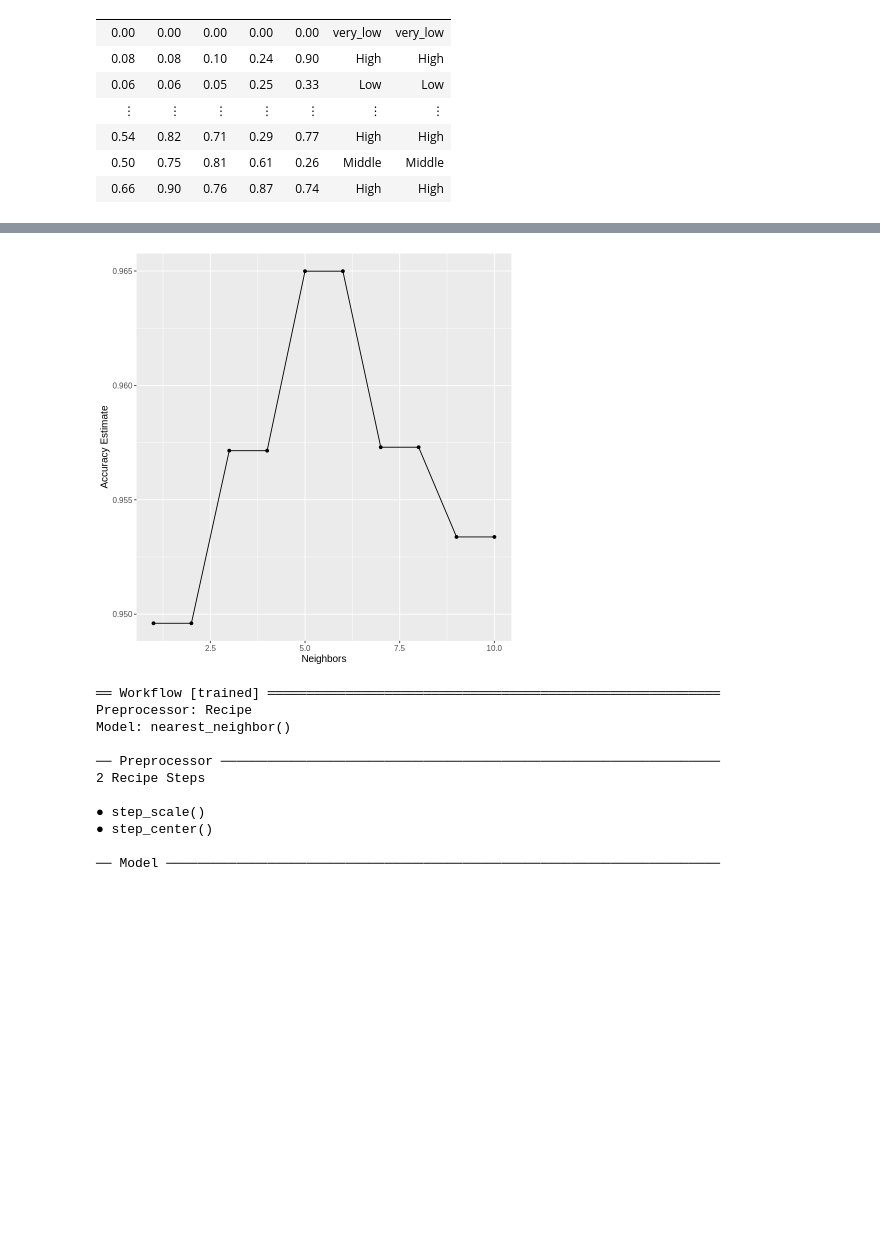
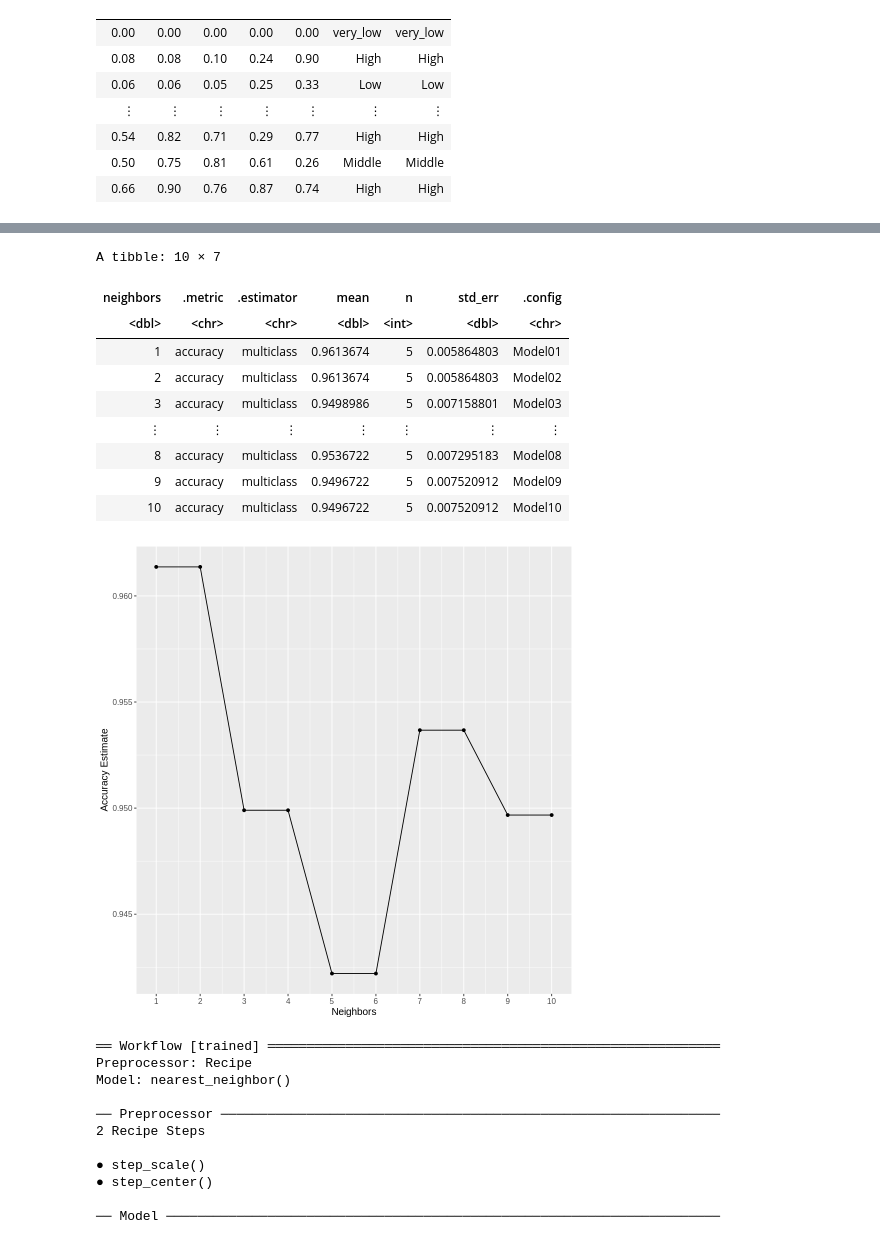
Before and after one commit to YitongZhang01/User-Knowledg-Level-Modelling-and-Analysis, a Jupyter notebook: group_project.ipynb, the cells around one changed output, grey strips where cells are left out. Saved outputs shown, nothing was run; the diff lists cells and outputs as text; code cells hidden in the pictures; blank space fills up the shorter version.

```diff
--- a/group_project.ipynb
+++ b/group_project.ipynb
@@ -35,3 +37,11 @@ train <- read_excel("data/Training_data.xls") %>% mutate(Class = as_factor(UNS))
+# %%
+url <- "https://github.com/YitongZhang01/DSCI100_Group_Project/blob/main/data/Training_data.xls?raw=true"
+file <- download.file(url, 'data/training_data.xls')
+train <- read_excel('data/training_data.xls') %>% mutate(Class = as_factor(UNS))
+# data <- read_xls(path = 'Group_project/DSCI100_Group_Project/data/training_test.xls')
+# data <- read_excel('Group_project/DSCI100_Group_Project/data/training.xls')
+
+# train <- read_excel(url) %>% mutate(Class = as_factor(UNS))
 # %%
 train
 # %% [output]
@@ -120,36 +176,49 @@ perim_concav_4
 # %%
-# Set the seed. Don't remove this!
-set.seed(9999)
+#Create the recipe and standardize it to all variables in a data set have a mean of 0 and a standard deviation of 1.
 data_recipe<- recipe(Class ~ LPR + PEG , data = train) %>%
                        step_scale(all_predictors()) %>%
                        step_center(all_predictors())
 ##define the model
 ks <- tibble(neighbors = seq(from = 1, to = 10, by = 1))
 
 knn_spec <- nearest_neighbor(weight_func = "rectangular", neighbors = tune()) %>%
   set_engine("kknn") %>%
   set_mode("classification")
 
 data_vfold <- vfold_cv(train, v = 5, strata = Class)
 
 results <- workflow() %>%
   add_recipe(data_recipe) %>%
   add_model(knn_spec) %>%
   tune_grid(resamples = data_vfold, grid = ks) %>%
   collect_metrics()
 
 accuracies <- results %>%
   filter(.metric == "accuracy")
+accuracies
+
+#visualize the accuracy
 
 accuracy_vs_k <- ggplot(accuracies, aes(x = neighbors, y = mean)) +
   geom_point() +
   geom_line() +
   labs(x = "Neighbors", y = "Accuracy Estimate") +
-  theme(text = element_text(size = 12))
+  theme(text = element_text(size = 12)) +
+  scale_x_continuous(breaks = 1:10)
 
 accuracy_vs_k
 # %% [output]
+A tibble: 10 × 7
+| neighbors | .metric | .estimator | mean | n | std_err | .config |
+| <dbl> | <chr> | <chr> | <dbl> | <int> | <dbl> | <chr> |
+| 1 | accuracy | multiclass | 0.9613674 | 5 | 0.005864803 | Model01 |
+| 2 | accuracy | multiclass | 0.9613674 | 5 | 0.005864803 | Model02 |
+| 3 | accuracy | multiclass | 0.9498986 | 5 | 0.007158801 | Model03 |
+| ⋮ | ⋮ | ⋮ | ⋮ | ⋮ | ⋮ | ⋮ |
+| 8 | accuracy | multiclass | 0.9536722 | 5 | 0.007295183 | Model08 |
+| 9 | accuracy | multiclass | 0.9496722 | 5 | 0.007520912 | Model09 |
+| 10 | accuracy | multiclass | 0.9496722 | 5 | 0.007520912 | Model10 |
-[figure, old version]
+[figure, new version]
 # %%
 #train the model with correct K value and fit the model
 knn_spec_best <- nearest_neighbor(weight_func = "rectangular", neighbors = 5) %>%
```
Also changed, not shown: parts of 15 cells of this notebook.
